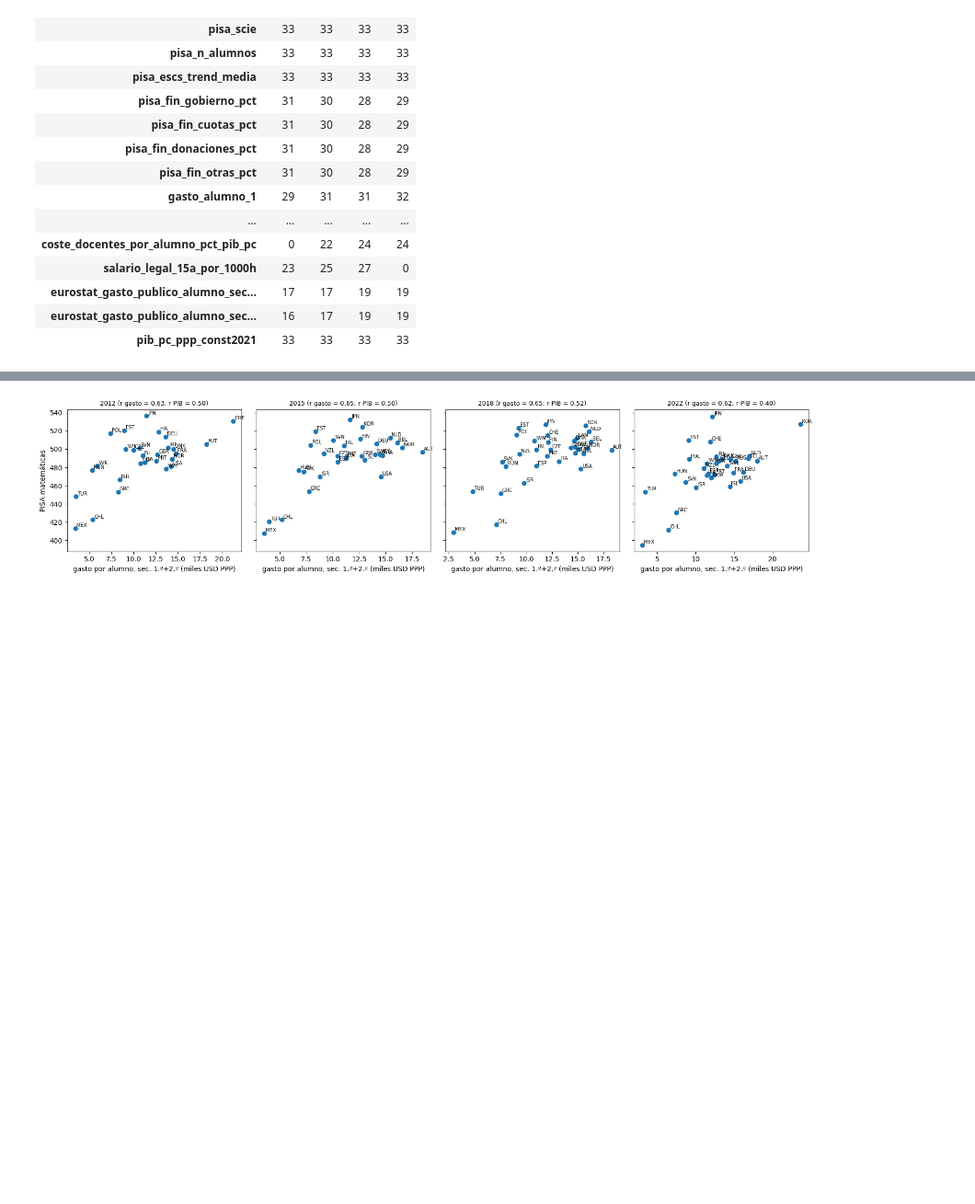
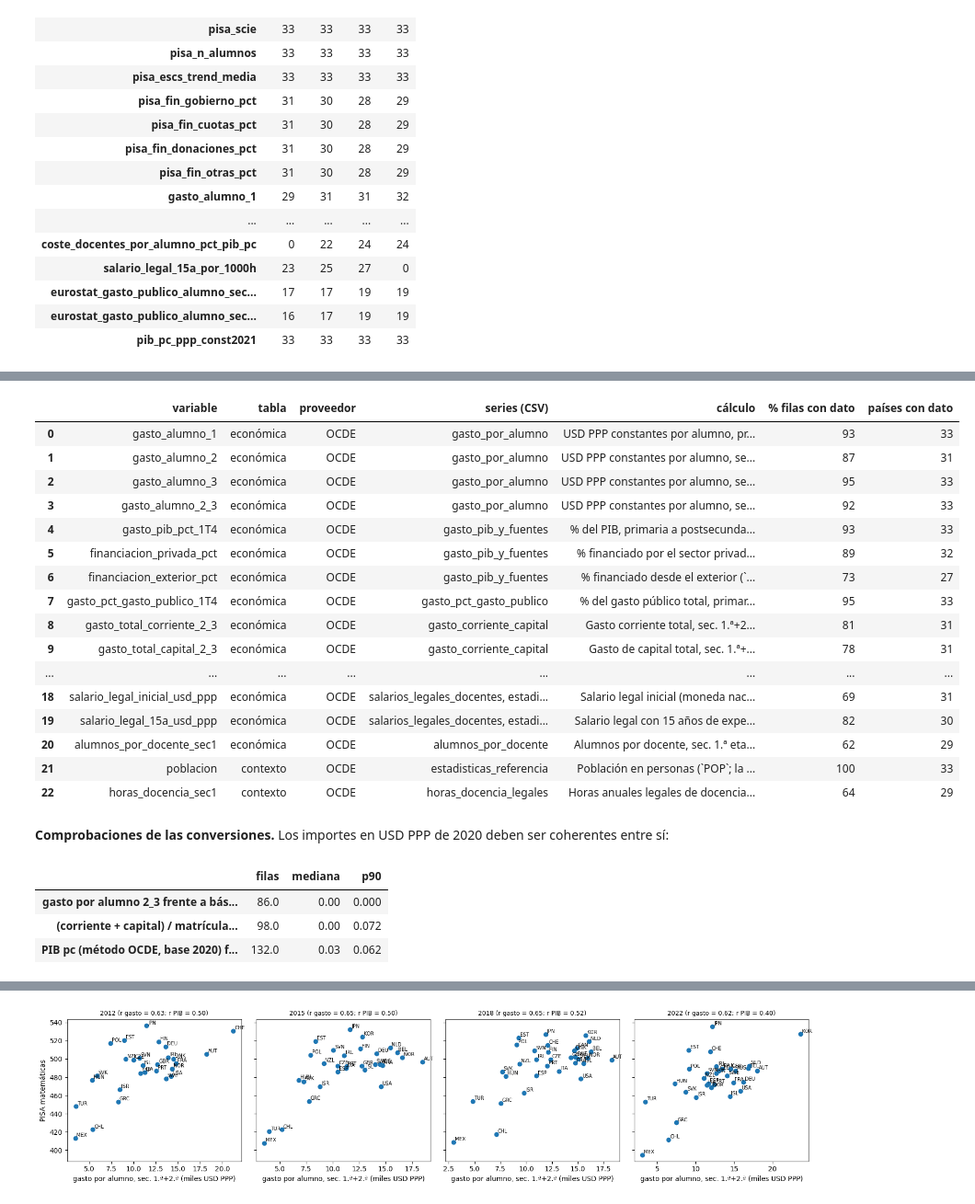
Before and after one commit to musero55/tfm_data_science, a Jupyter notebook: notebooks/fase_1_data_ingestion_eda/01_EDA_presupuestos.ipynb, the cells around one changed output, grey strips where cells are left out. Shown at 92% size. Drawn from its saved outputs; the diff is of its cells as text; code cells hidden in the pictures; blank space fills up the shorter version.

```diff
--- a/notebooks/fase_1_data_ingestion_eda/01_EDA_presupuestos.ipynb
+++ b/notebooks/fase_1_data_ingestion_eda/01_EDA_presupuestos.ipynb
@@ -297,0 +362,46 @@ economica.drop(columns=['pais']).groupby('edicion').count().T
+# %%
+inventario = inventario_variables({'económica': economica, 'contexto': contexto})
+inventario.insert(1, 'en el parquet', inventario['variable'].isin(SELECCION))
+inventario = inventario.sort_values('en el parquet', ascending=False, kind='stable').reset_index(drop=True)
+with pd.option_context('display.max_rows', None, 'display.max_colwidth', 110, 'display.width', 250):
+    display(inventario[inventario['en el parquet']].drop(columns='en el parquet'))
+# %% [output]
+|  | variable | tabla | proveedor | series (CSV) | cálculo | % filas con dato | países con dato |
+| 0 | gasto_alumno_1 | económica | OCDE | gasto_por_alumno | USD PPP constantes por alumno, pr... | 93 | 33 |
+| 1 | gasto_alumno_2 | económica | OCDE | gasto_por_alumno | USD PPP constantes por alumno, se... | 87 | 31 |
+| 2 | gasto_alumno_3 | económica | OCDE | gasto_por_alumno | USD PPP constantes por alumno, se... | 95 | 33 |
+| 3 | gasto_alumno_2_3 | económica | OCDE | gasto_por_alumno | USD PPP constantes por alumno, se... | 92 | 33 |
+| 4 | gasto_pib_pct_1T4 | económica | OCDE | gasto_pib_y_fuentes | % del PIB, primaria a postsecunda... | 93 | 33 |
+| 5 | financiacion_privada_pct | económica | OCDE | gasto_pib_y_fuentes | % financiado por el sector privad... | 89 | 32 |
+| 6 | financiacion_exterior_pct | económica | OCDE | gasto_pib_y_fuentes | % financiado desde el exterior (`... | 73 | 27 |
+| 7 | gasto_pct_gasto_publico_1T4 | económica | OCDE | gasto_pct_gasto_publico | % del gasto público total, primar... | 95 | 33 |
+| 8 | gasto_total_corriente_2_3 | económica | OCDE | gasto_corriente_capital | Gasto corriente total, sec. 1.ª+2... | 81 | 31 |
+| 9 | gasto_total_capital_2_3 | económica | OCDE | gasto_corriente_capital | Gasto de capital total, sec. 1.ª+... | 78 | 31 |
+| ... | ... | ... | ... | ... | ... | ... | ... |
+| 18 | salario_legal_inicial_usd_ppp | económica | OCDE | salarios_legales_docentes, estadi... | Salario legal inicial (moneda nac... | 69 | 31 |
+| 19 | salario_legal_15a_usd_ppp | económica | OCDE | salarios_legales_docentes, estadi... | Salario legal con 15 años de expe... | 82 | 30 |
+| 20 | alumnos_por_docente_sec1 | económica | OCDE | alumnos_por_docente | Alumnos por docente, sec. 1.ª eta... | 62 | 29 |
+| 21 | poblacion | contexto | OCDE | estadisticas_referencia | Población en personas (`POP`; la ... | 100 | 33 |
+| 22 | horas_docencia_sec1 | contexto | OCDE | horas_docencia_legales | Horas anuales legales de docencia... | 64 | 29 |
+# %% [markdown]
+**Comprobaciones de las conversiones.** Los importes en USD PPP de 2020 deben ser coherentes entre sí:
+# %%
+def dif_relativa(x):
+    x = x.dropna().abs()
+    return pd.Series({'filas': len(x), 'mediana': x.median(), 'p90': x.quantile(.9)})
+
+
+comprobaciones = pd.DataFrame({
+    'gasto por alumno 2_3 frente a básicos + auxiliares':
+        dif_relativa(tabla['gasto_alumno_2_3'] / (tabla['gasto_alumno_basicos_2_3'] + tabla['gasto_alumno_auxiliares_2_3']) - 1),
+    '(corriente + capital) / matrícula frente a gasto por alumno 2_3':
+        dif_relativa((tabla['gasto_total_corriente_2_3'] + tabla['gasto_total_capital_2_3']) / tabla['matricula_fte_2_3'] / tabla['gasto_alumno_2_3'] - 1),
+    'PIB pc (método OCDE, base 2020) frente a Banco Mundial (base 2021)':
+        dif_relativa(tabla['pib_pc_usd_ppp'] / tabla['pib_pc_ppp_const2021'] - 1),
+}).T
+comprobaciones.round(3)
+# %% [output]
+|  | filas | mediana | p90 |
+| gasto por alumno 2_3 frente a bás... | 86.0 | 0.00 | 0.000 |
+| (corriente + capital) / matrícula... | 98.0 | 0.00 | 0.072 |
+| PIB pc (método OCDE, base 2020) f... | 132.0 | 0.03 | 0.062 |
```
Also changed, not shown: parts of 27 cells of this notebook, 8 other files.
